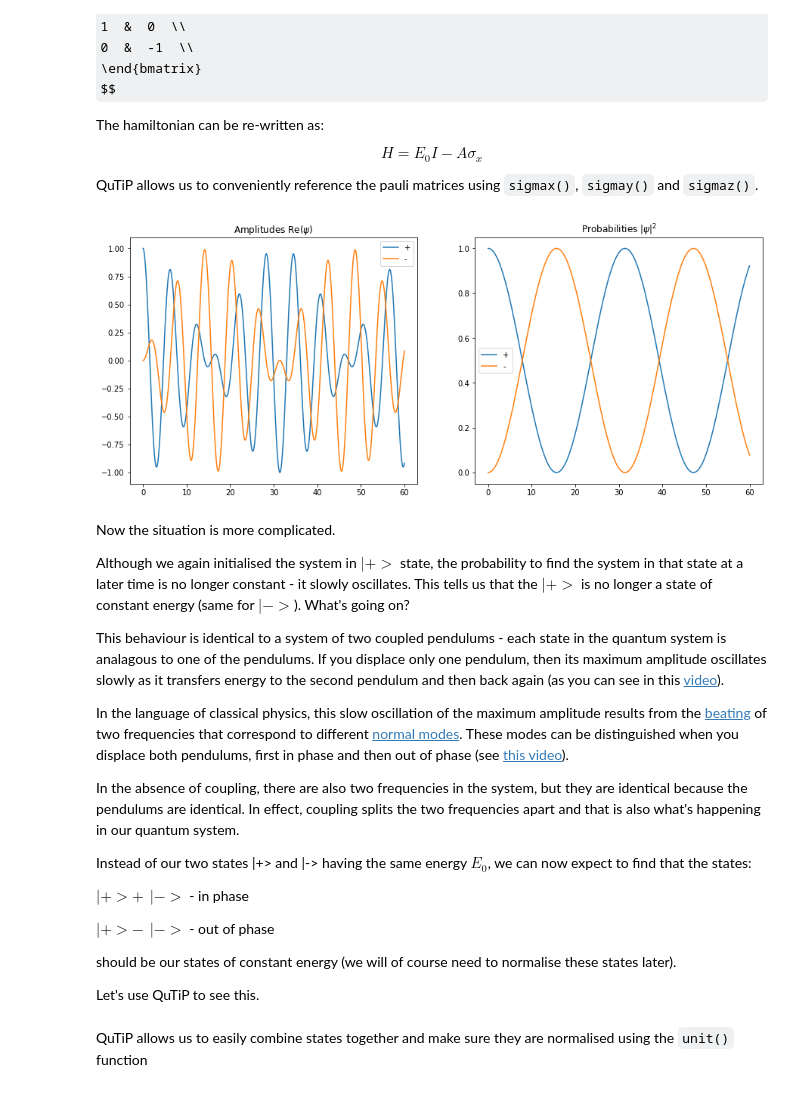
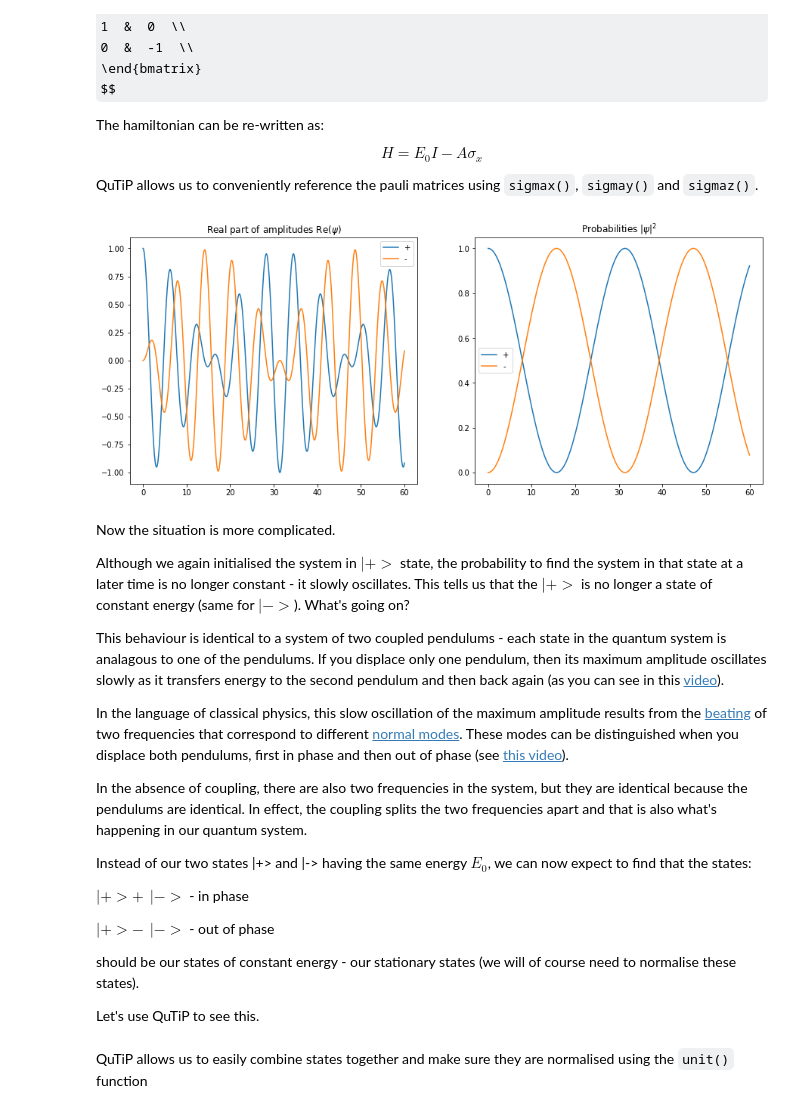
Before and after one commit to project-ida/two-state-quantum-systems, a Jupyter notebook: 01-an-isolated-two-state-system.ipynb, the cells around one changed output. Cells and saved outputs as stored; diff of their text form; code cells hidden in the pictures; some formulas as TeX source.

Commit message:
more updates to an isolated two state system

```diff
--- a/01-an-isolated-two-state-system.ipynb
+++ b/01-an-isolated-two-state-system.ipynb
@@ -149,10 +149,10 @@ result = sesolve(H, psi0, times)
 df_coupled =  states_to_df(result.states, times)
 # %%
 fig, axes = plt.subplots(nrows=1, ncols=2, figsize=(15,6))
-df_coupled.plot(title="Amplitudes Re($\psi$)", ax=axes[0]);
+df_coupled.plot(title="Real part of amplitudes Re($\psi$)", ax=axes[0]);
 (df_coupled.abs()**2).plot(title="Probabilities $|\psi|^2$", ax=axes[1]);
 # %% [output]
-[figure, old version]
+[figure, new version]
 # %% [markdown]
 Now the situation is more complicated.
 
@@ -162,7 +162,7 @@ This behaviour is identical to a system of two coupled pendulums - each state in
 
 In the language of classical physics, this slow oscillation of the maximum amplitude results from the [beating](https://en.wikipedia.org/wiki/Beat_(acoustics)) of two frequencies that correspond to different [normal modes](https://www.physics.utoronto.ca/~sandra/PHY238Y/Lectures/Lect4_Coupl_osc.pdf). These modes can be distinguished when you displace both pendulums, first in phase and then out of phase (see [this video](https://youtu.be/CjJVBvDNxcE?t=14)).
 
-In the absence of coupling, there are also two frequencies in the system, but they are identical because the pendulums are identical. In effect, coupling splits the two frequencies apart and that is also what's happening in our quantum system.
+In the absence of coupling, there are also two frequencies in the system, but they are identical because the pendulums are identical. In effect, the coupling splits the two frequencies apart and that is also what's happening in our quantum system.
 
 Instead of our two states |+> and |-> having the same energy $E_0$, we can now expect to find that the states:
 
@@ -170,7 +170,7 @@ $|+> + \,\  |->$ - in phase
 
 $|+> - \,\ |->$ - out of phase
 
-should be our states of constant energy (we will of course need to normalise these states later).
+should be our states of constant energy - our stationary states (we will of course need to normalise these states).
 
 Let's use QuTiP to see this.
 # %% [markdown]
```
Also changed, not shown: parts of 15 cells of this notebook.
